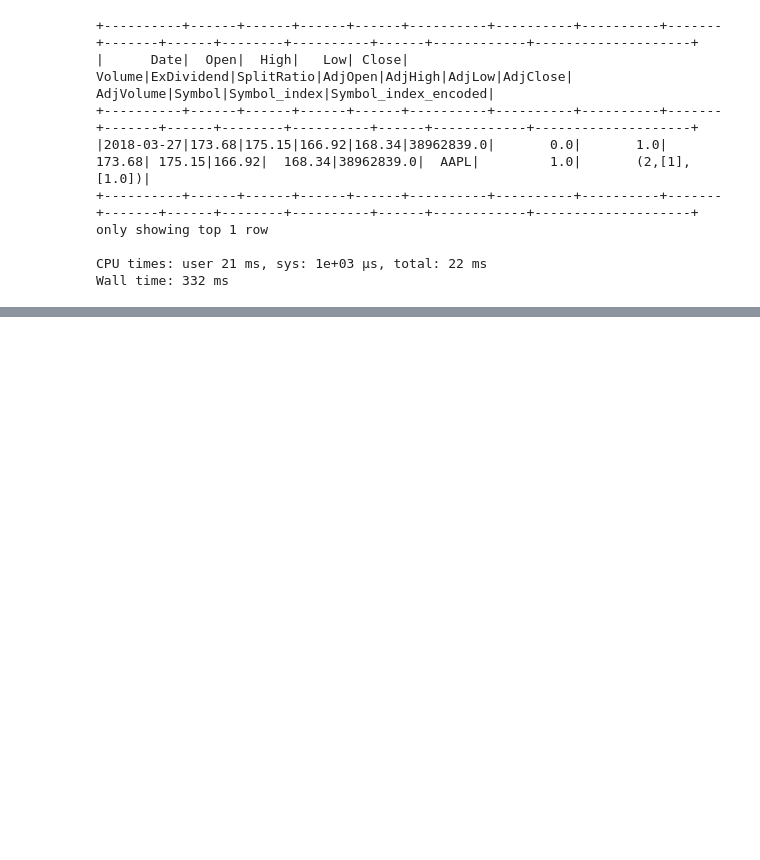
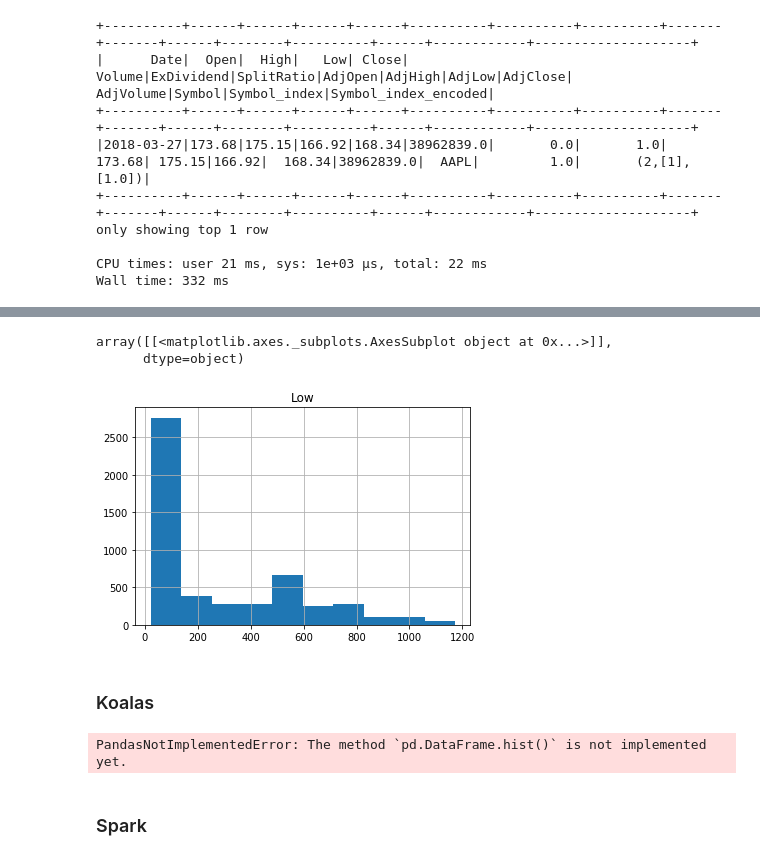
Before and after one commit to FavioVazquez/koalas_optimus_spark, a Jupyter notebook: Cool_Notebook.ipynb, the cells around one changed output, grey strips where cells are left out. Saved outputs shown, nothing was run; the diff lists cells and outputs as text; code cells hidden in the pictures; blank space fills up the shorter version.

```diff
--- a/Cool_Notebook.ipynb
+++ b/Cool_Notebook.ipynb
@@ -308,0 +323,14 @@ Wall time: 332 ms
+# %%
+df_pd.hist("Low")
+# %% [output]
+array([[<matplotlib.axes._subplots.AxesSubplot object at 0x...>]],
+      dtype=object)
+[figure, added]
+# %% [markdown]
+### Koalas
+# %%
+df_ks.hist("Low")
+# %% [output]
+PandasNotImplementedError: The method `pd.DataFrame.hist()` is not implemented yet.
+# %% [markdown]
+### Spark
```
Also changed, not shown: parts of 9 cells of this notebook.
